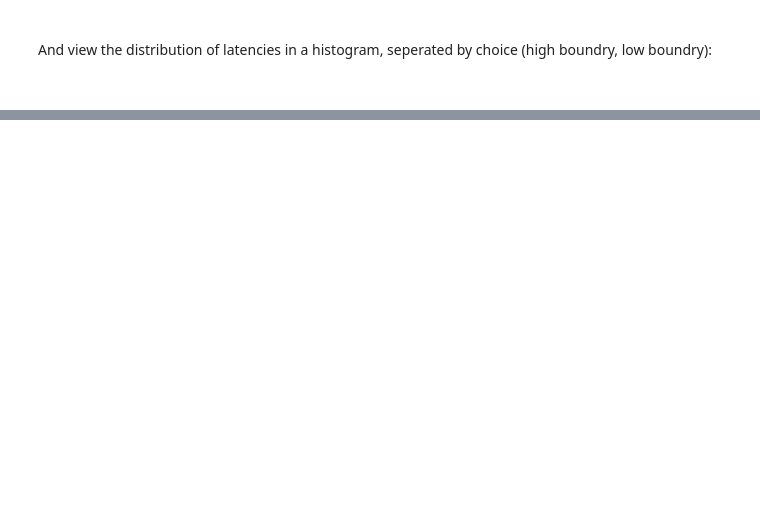
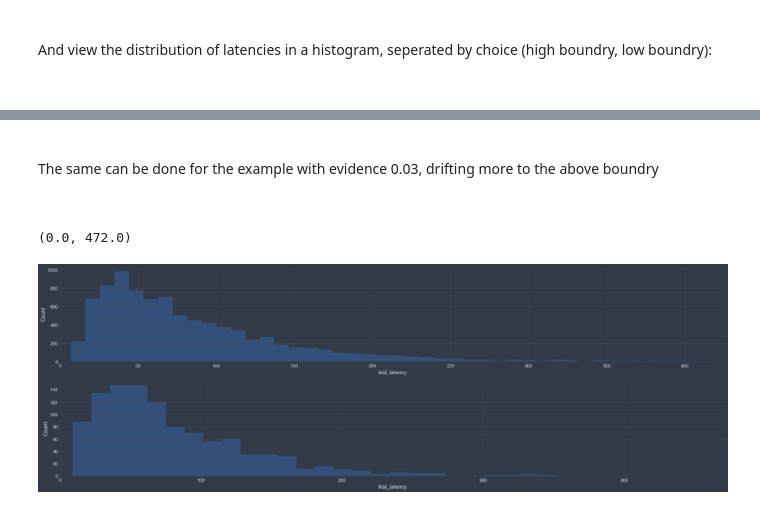
Before and after one commit to Benorli/CMCB, a Jupyter notebook: Notebooks/CMCB_From_Words_to_Models.ipynb, the cells around one changed output, grey strips where cells are left out. Saved outputs shown, nothing was run; the diff lists cells and outputs as text; code cells hidden in the pictures; blank space fills up the shorter version.

```diff
--- a/Notebooks/CMCB_From_Words_to_Models.ipynb
+++ b/Notebooks/CMCB_From_Words_to_Models.ipynb
@@ -330,0 +323,21 @@ See page 30...
+# %% [markdown]
+<br>
+
+The same can be done for the example with evidence 0.03, drifting more to the above boundry
+
+<br>
+# %%
+plt.subplot(3, 1, 1)
+plt.ylabel('Count')
+sns.distplot(df_trials_above.trial_latency[df_trials_above.trial_response == 1],  # high boundry
+            kde=False);
+plt.xlim(0, max(df_trials_above.trial_latency[df_trials.trial_response == 1]))
+
+plt.subplot(3, 1, 2)
+plt.ylabel('Count')
+sns.distplot(df_trials_above.trial_latency[df_trials_above.trial_response == -1],  # low boundry
+             kde=False);
+plt.xlim(0, max(df_trials_above.trial_latency[df_trials_above.trial_response == -1]))
+# %% [output]
+(0.0, 472.0)
+[figure, added]
```
Also changed, not shown: parts of 5 cells of this notebook.
